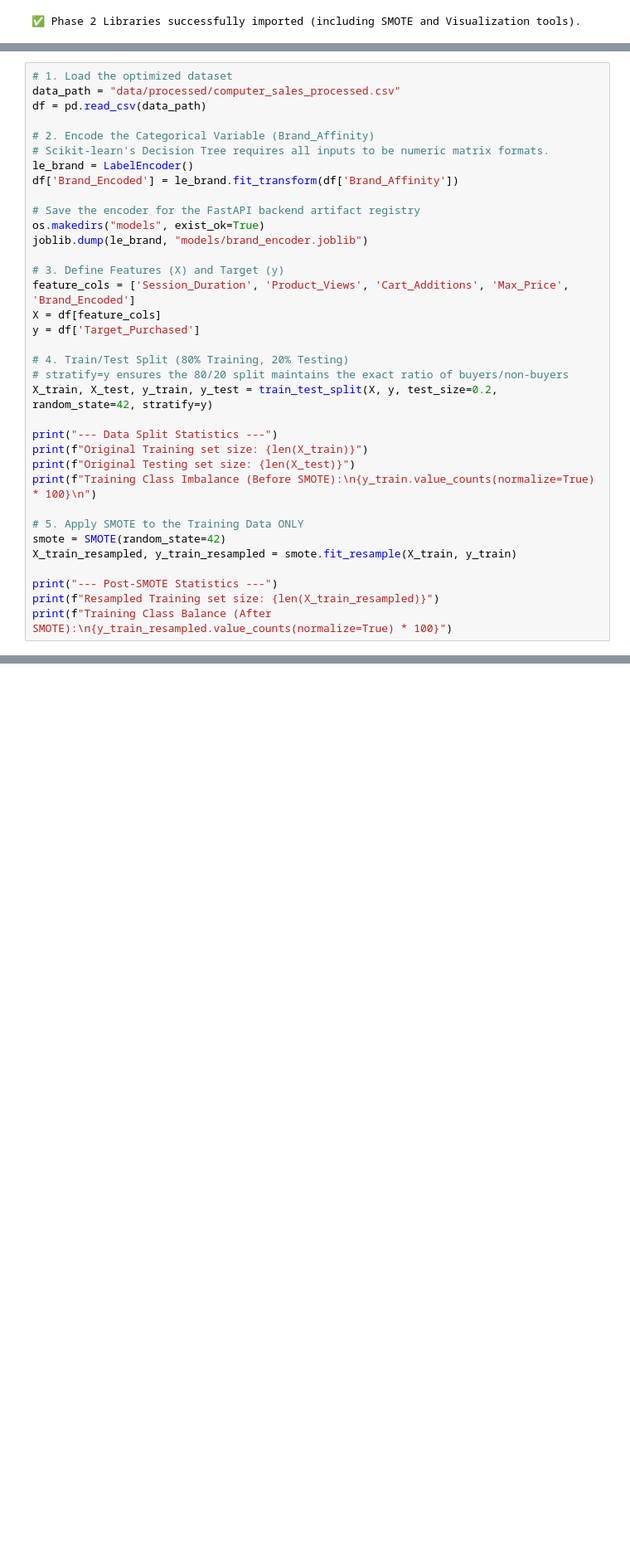
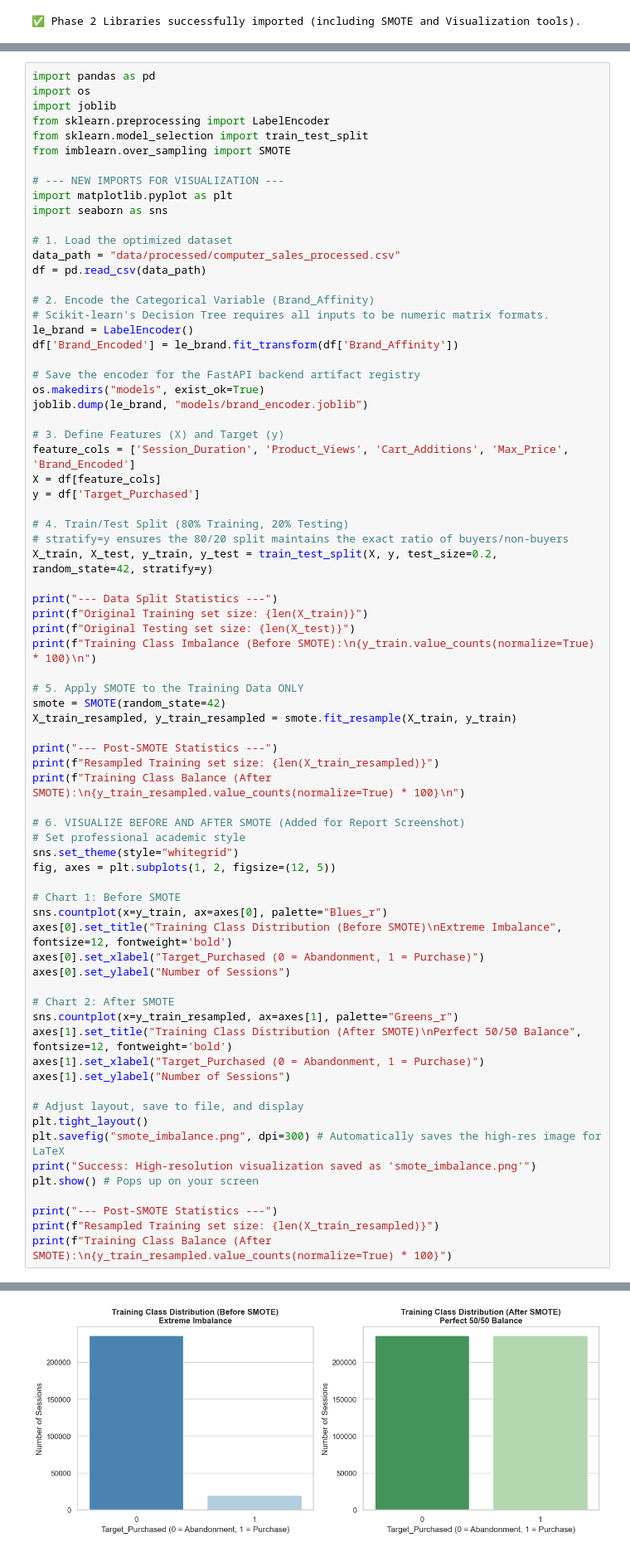
Before and after one commit to izunwaonu/E-Commerce-Purchase-Prediction, a Jupyter notebook: Phase2_Model_Training.ipynb, the cells around one changed output, grey strips where cells are left out. Shown at 83% size. Drawn from its saved outputs; the diff is of its cells as text; blank space fills up the shorter version.

```diff
--- a/Phase2_Model_Training.ipynb
+++ b/Phase2_Model_Training.ipynb
@@ -56,6 +56,17 @@ In this cell, the processed e-commerce dataset is ingested. Because the `Brand_A
 E-commerce conversion rates are inherently skewed. To prevent the model from becoming biased toward the majority class (non-purchasers), we deploy **SMOTE (Synthetic Minority Over-sampling Technique)**.
 *Note on Architectural Integrity:* To prevent data leakage and ensure the testing metrics reflect genuine real-world performance, the train-test split is performed *prior* to synthetic oversampling. SMOTE is strictly applied to the training distribution.
 # %%
+import pandas as pd
+import os
+import joblib
+from sklearn.preprocessing import LabelEncoder
+from sklearn.model_selection import train_test_split
+from imblearn.over_sampling import SMOTE
+
+# --- NEW IMPORTS FOR VISUALIZATION ---
+import matplotlib.pyplot as plt
+import seaborn as sns
+
 # 1. Load the optimized dataset
 data_path = "data/processed/computer_sales_processed.csv"
 df = pd.read_csv(data_path)
@@ -89,6 +100,33 @@ X_train_resampled, y_train_resampled = smote.fit_resample(X_train, y_train)
 
 print("--- Post-SMOTE Statistics ---")
 print(f"Resampled Training set size: {len(X_train_resampled)}")
+print(f"Training Class Balance (After SMOTE):\n{y_train_resampled.value_counts(normalize=True) * 100}\n")
+
+# 6. VISUALIZE BEFORE AND AFTER SMOTE (Added for Report Screenshot)
+# Set professional academic style
+sns.set_theme(style="whitegrid")
+fig, axes = plt.subplots(1, 2, figsize=(12, 5))
+
+# Chart 1: Before SMOTE
+sns.countplot(x=y_train, ax=axes[0], palette="Blues_r")
+axes[0].set_title("Training Class Distribution (Before SMOTE)\nExtreme Imbalance", fontsize=12, fontweight='bold')
+axes[0].set_xlabel("Target_Purchased (0 = Abandonment, 1 = Purchase)")
+axes[0].set_ylabel("Number of Sessions")
+
+# Chart 2: After SMOTE
+sns.countplot(x=y_train_resampled, ax=axes[1], palette="Greens_r")
+axes[1].set_title("Training Class Distribution (After SMOTE)\nPerfect 50/50 Balance", fontsize=12, fontweight='bold')
+axes[1].set_xlabel("Target_Purchased (0 = Abandonment, 1 = Purchase)")
+axes[1].set_ylabel("Number of Sessions")
+
+# Adjust layout, save to file, and display
+plt.tight_layout()
+plt.savefig("smote_imbalance.png", dpi=300) # Automatically saves the high-res image for LaTeX
+print("Success: High-resolution visualization saved as 'smote_imbalance.png'")
+plt.show() # Pops up on your screen
+
+print("--- Post-SMOTE Statistics ---")
+print(f"Resampled Training set size: {len(X_train_resampled)}")
 print(f"Training Class Balance (After SMOTE):\n{y_train_resampled.value_counts(normalize=True) * 100}")
 # %% [output]
 --- Data Split Statistics ---
@@ -109,0 +156 @@ Name: proportion, dtype: float64
+[figure, added]
```
Also changed, not shown: parts of 1 cell of this notebook, 1 other file.
